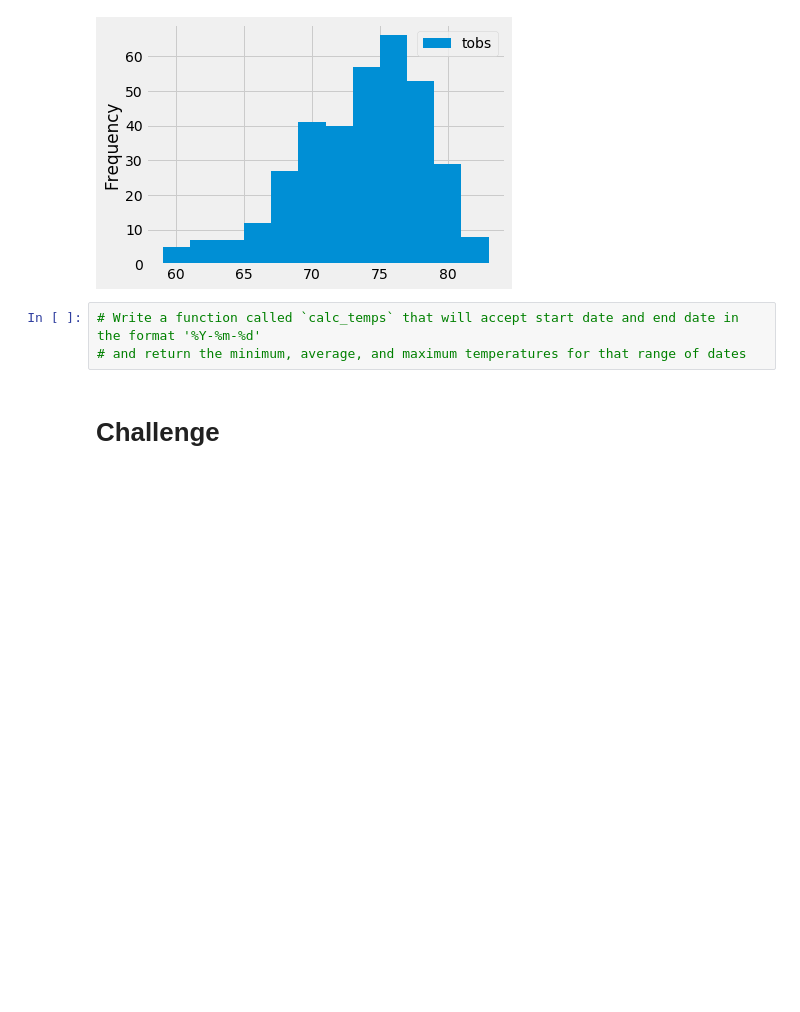
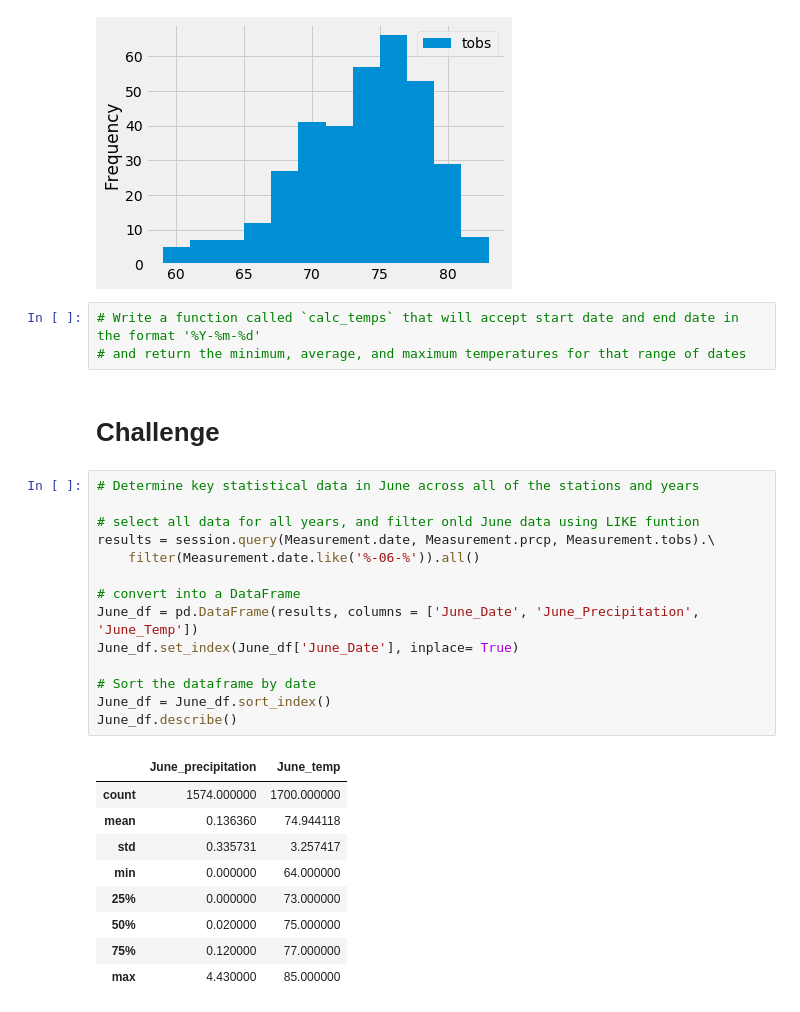
Before and after one commit to sdang101/surfs_up, a Jupyter notebook: climate_analysis.ipynb, the cells around one changed output. Drawn from its saved outputs; the diff is of its cells as text; blank space fills up the shorter version.

```diff
--- a/climate_analysis.ipynb
+++ b/climate_analysis.ipynb
@@ -127,3 +127,27 @@ plt.tight_layout()
 # and return the minimum, average, and maximum temperatures for that range of dates
 # %% [markdown]
 # Challenge
+# %%
+# Determine key statistical data in June across all of the stations and years
+
+# select all data for all years, and filter onld June data using LIKE funtion
+results = session.query(Measurement.date, Measurement.prcp, Measurement.tobs).\
+    filter(Measurement.date.like('%-06-%')).all()
+
+# convert into a DataFrame
+June_df = pd.DataFrame(results, columns = ['June_Date', 'June_Precipitation', 'June_Temp'])
+June_df.set_index(June_df['June_Date'], inplace= True)
+
+# Sort the dataframe by date
+June_df = June_df.sort_index()
+June_df.describe()
+# %% [output]
+|  | June_precipitation | June_temp |
+| count | 1574.000000 | 1700.000000 |
+| mean | 0.136360 | 74.944118 |
+| std | 0.335731 | 3.257417 |
+| min | 0.000000 | 64.000000 |
+| 25% | 0.000000 | 73.000000 |
+| 50% | 0.020000 | 75.000000 |
+| 75% | 0.120000 | 77.000000 |
+| max | 4.430000 | 85.000000 |
```
Also changed, not shown: parts of 2 cells of this notebook.
